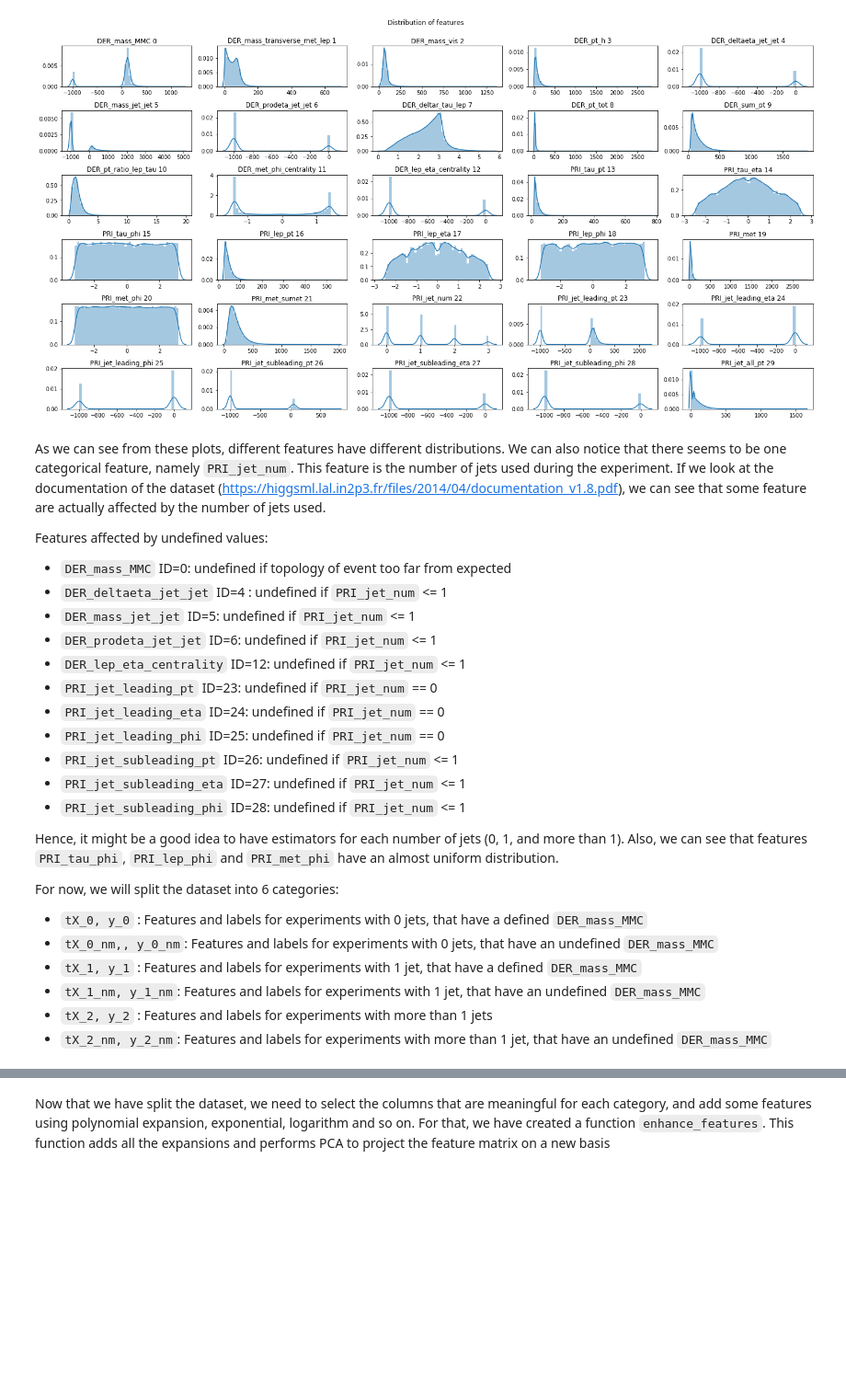
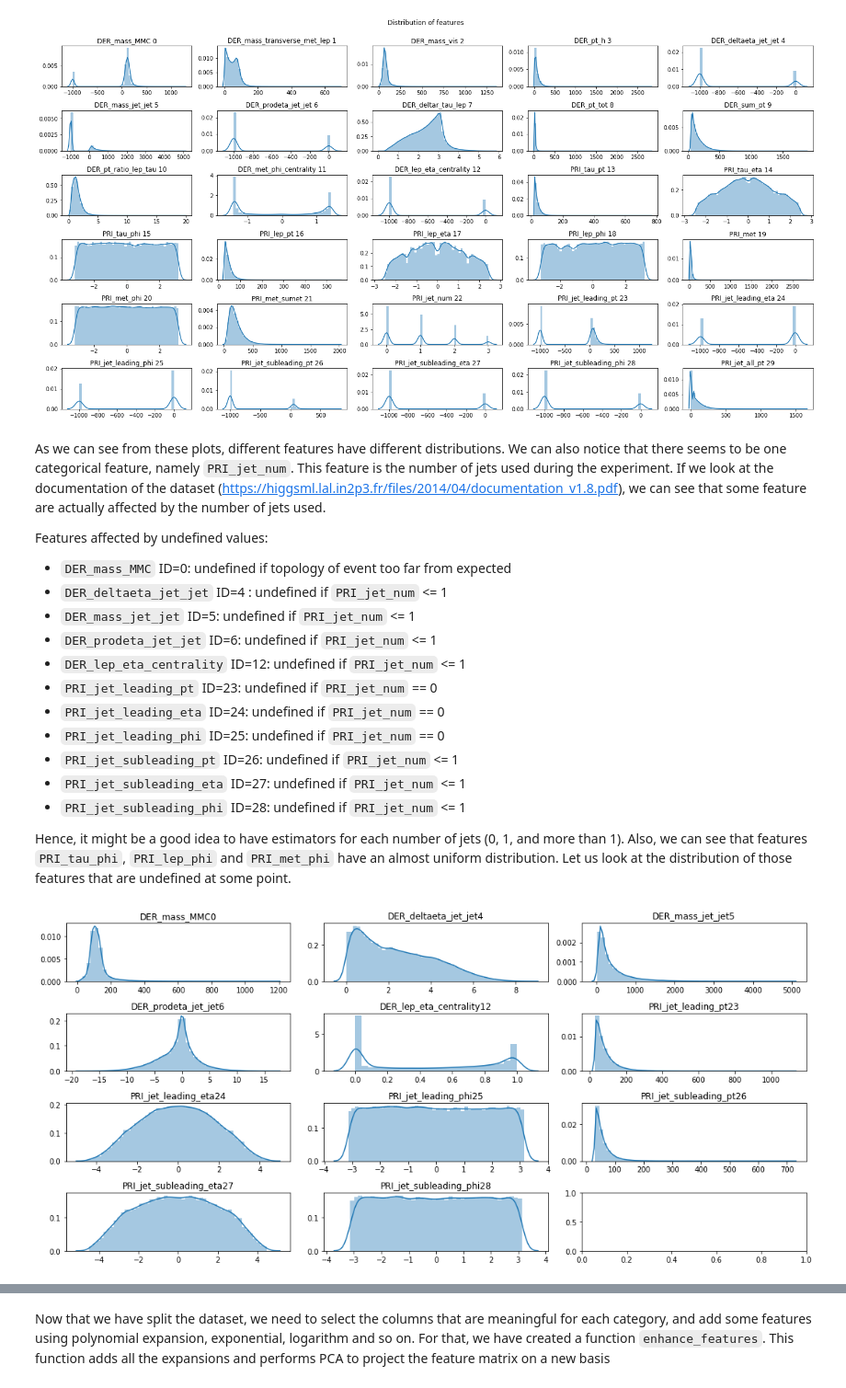
Before and after one commit to ehoelzl/ML_course, a Jupyter notebook: projects/project1/scripts/project1.ipynb, the cells around one changed output, grey strips where cells are left out. Shown at 92% size. Cells and saved outputs as stored; diff of their text form; code cells hidden in the pictures; blank space fills up the shorter version.

```diff
--- a/projects/project1/scripts/project1.ipynb
+++ b/projects/project1/scripts/project1.ipynb
@@ -54,12 +54,9 @@ Features affected by undefined values:
 - `PRI_jet_subleading_phi` ID=28: undefined if `PRI_jet_num` <= 1
 
 Hence, it might be a good idea to have estimators for each number of jets (0, 1, and more than 1).
-Also, we can see that features `PRI_tau_phi`, `PRI_lep_phi` and `PRI_met_phi` have an almost uniform distribution.
-
-For now, we will split the dataset into 6 categories:
-- `tX_0, y_0` : Features and labels for experiments with 0 jets, that have a defined `DER_mass_MMC`
-- `tX_0_nm,, y_0_nm`:  Features and labels for experiments with 0 jets, that have an undefined `DER_mass_MMC`
-- `tX_1, y_1` : Features and labels for experiments with 1 jet, that have a defined `DER_mass_MMC`
-- `tX_1_nm, y_1_nm`: Features and labels for experiments with 1 jet, that have an undefined `DER_mass_MMC`
-- `tX_2, y_2` : Features and labels for experiments with more than 1 jets
-- `tX_2_nm, y_2_nm`: Features and labels for experiments with more than 1 jet, that have an undefined `DER_mass_MMC`
+Also, we can see that features `PRI_tau_phi`, `PRI_lep_phi` and `PRI_met_phi` have an almost uniform distribution. Let us look at the distribution of those features that are undefined at some point.
+# %%
+from plots import plot_undefined_features, plot_feature_distribution
+plot_undefined_features(tX, headers)
+# %% [output]
+[figure, added]
```
Also changed, not shown: parts of 28 cells of this notebook, 3 other files.
